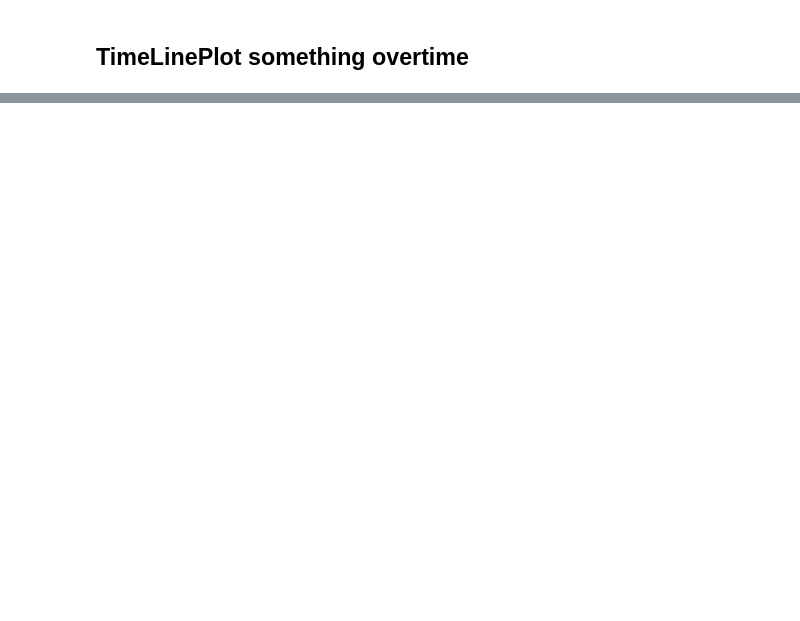
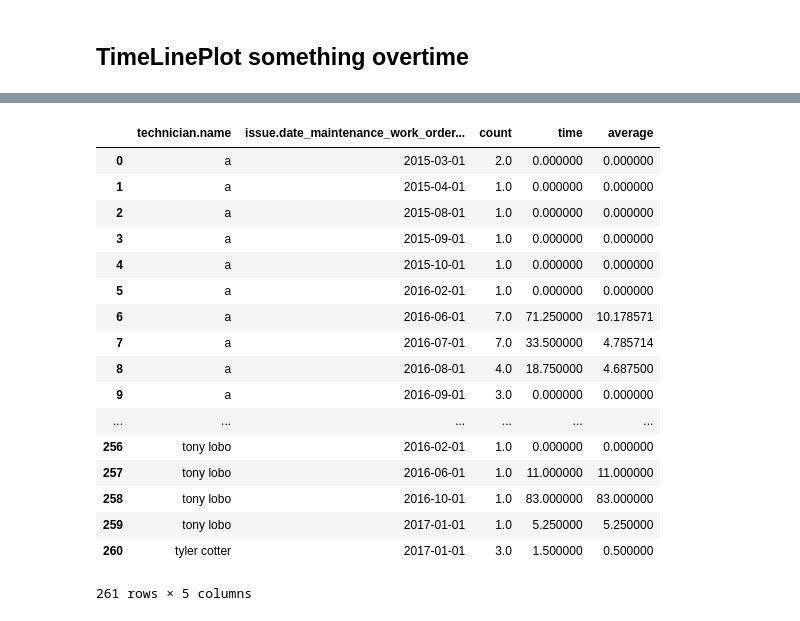
Before and after one commit to usnistgov/nestor, a Jupyter notebook: DatabaseStorage/Program/Main.ipynb, the cells around one changed output, grey strips where cells are left out. Drawn from its saved outputs; the diff is of its cells as text; code cells hidden in the pictures; blank space fills up the shorter version.

```diff
--- a/DatabaseStorage/Program/Main.ipynb
+++ b/DatabaseStorage/Program/Main.ipynb
@@ -192,0 +193,21 @@ g.map(plt.plot, date, y_value, marker='o').add_legend()
+# %%
+dataframe
+# %% [output]
+|  | technician.name | issue.date_maintenance_work_order... | count | time | average |
+| 0 | a | 2015-03-01 | 2.0 | 0.000000 | 0.000000 |
+| 1 | a | 2015-04-01 | 1.0 | 0.000000 | 0.000000 |
+| 2 | a | 2015-08-01 | 1.0 | 0.000000 | 0.000000 |
+| 3 | a | 2015-09-01 | 1.0 | 0.000000 | 0.000000 |
+| 4 | a | 2015-10-01 | 1.0 | 0.000000 | 0.000000 |
+| 5 | a | 2016-02-01 | 1.0 | 0.000000 | 0.000000 |
+| 6 | a | 2016-06-01 | 7.0 | 71.250000 | 10.178571 |
+| 7 | a | 2016-07-01 | 7.0 | 33.500000 | 4.785714 |
+| 8 | a | 2016-08-01 | 4.0 | 18.750000 | 4.687500 |
+| 9 | a | 2016-09-01 | 3.0 | 0.000000 | 0.000000 |
+| ... | ... | ... | ... | ... | ... |
+| 256 | tony lobo | 2016-02-01 | 1.0 | 0.000000 | 0.000000 |
+| 257 | tony lobo | 2016-06-01 | 1.0 | 11.000000 | 11.000000 |
+| 258 | tony lobo | 2016-10-01 | 1.0 | 83.000000 | 83.000000 |
+| 259 | tony lobo | 2017-01-01 | 1.0 | 5.250000 | 5.250000 |
+| 260 | tyler cotter | 2017-01-01 | 3.0 | 1.500000 | 0.500000 |
+261 rows × 5 columns
```
Also changed, not shown: parts of 3 cells of this notebook, 5 other files.
